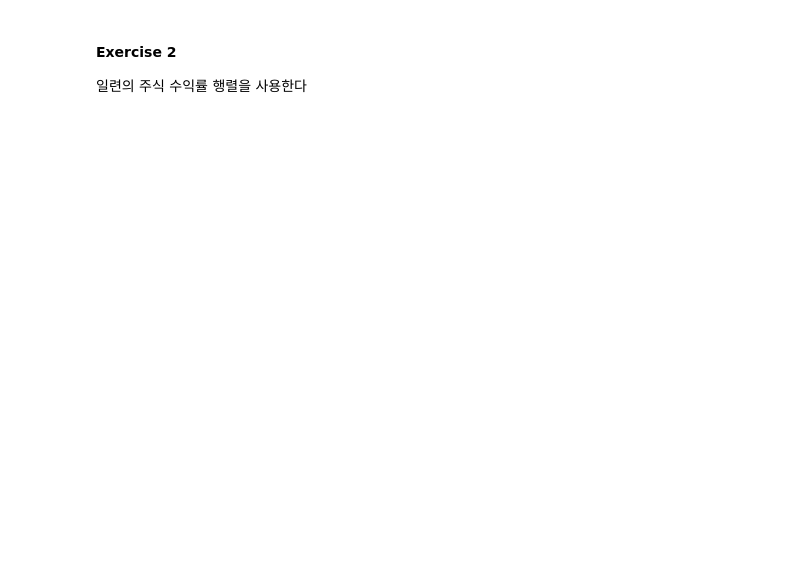
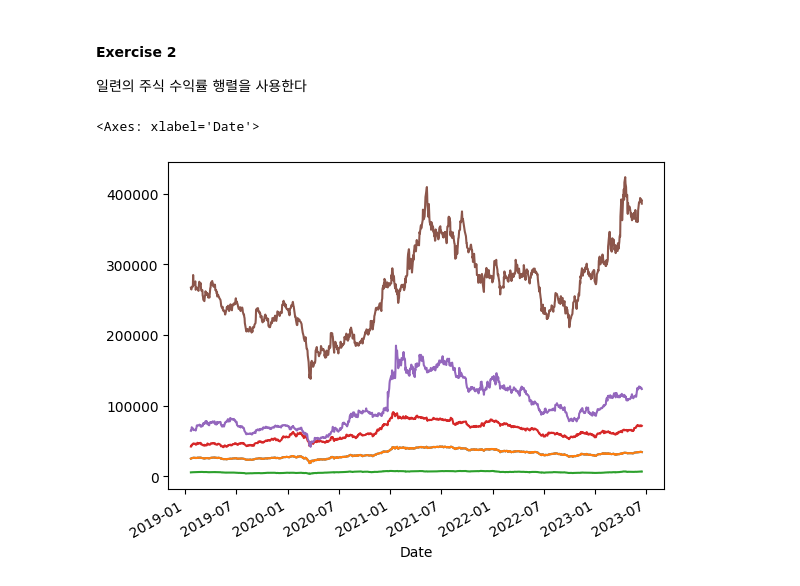
Before and after one commit to Tommylee1013/MachineLearning-for-AssetManagers, a Jupyter notebook: Chapter 2.ipynb, the cells around one changed output. Saved outputs shown, nothing was run; the diff lists cells and outputs as text; code cells hidden in the pictures; blank space fills up the shorter version.

```diff
--- a/Chapter 2.ipynb
+++ b/Chapter 2.ipynb
@@ -182,3 +185,31 @@ plt.show()
 # %% [markdown]
 #### Exercise 2
 일련의 주식 수익률 행렬을 사용한다
+# %%
+import pandas_datareader as web
+start_date = '2019-01-22'
+end_date = '2023-06-15'
+
+kodex_etf = '069500' # KODEX 200
+kospi200_etf = '069660'  # kiwoom KOSEF KOSPI 200
+kosdaq150_etf = '316670'  # kiwoom KOSDAQ 150
+samsung_code = '005930'  # Samsung
+lg_code = '066570'  # LG
+posco_code = '005490'  # POSCO
+
+kodex = web.DataReader(kodex_etf, 'naver', start = start_date, end = end_date).astype(float).Close
+kospi = web.DataReader(kospi200_etf, 'naver', start = start_date, end = end_date).astype(float).Close
+kosdaq = web.DataReader(kosdaq150_etf, 'naver', start = start_date, end = end_date).astype(float).Close
+samsung = web.DataReader(samsung_code, 'naver', start = start_date, end = end_date).astype(float).Close
+lg = web.DataReader(lg_code, 'naver', start = start_date, end = end_date).astype(float).Close
+posco = web.DataReader(posco_code, 'naver', start = start_date, end = end_date).astype(float).Close
+# %%
+kodex.plot()
+kospi.plot()
+kosdaq.plot()
+samsung.plot()
+lg.plot()
+posco.plot()
+# %% [output]
+<Axes: xlabel='Date'>
+[figure, added]
```
Also changed, not shown: parts of 30 cells of this notebook.
